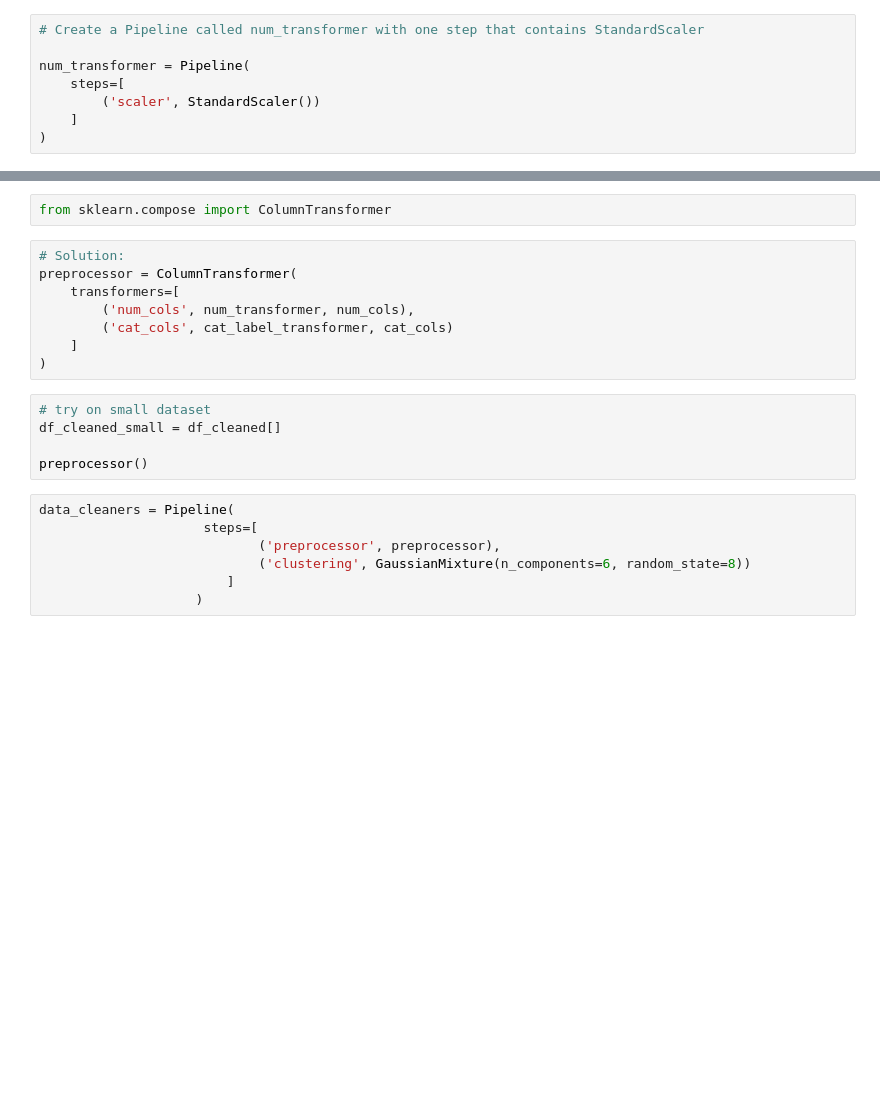
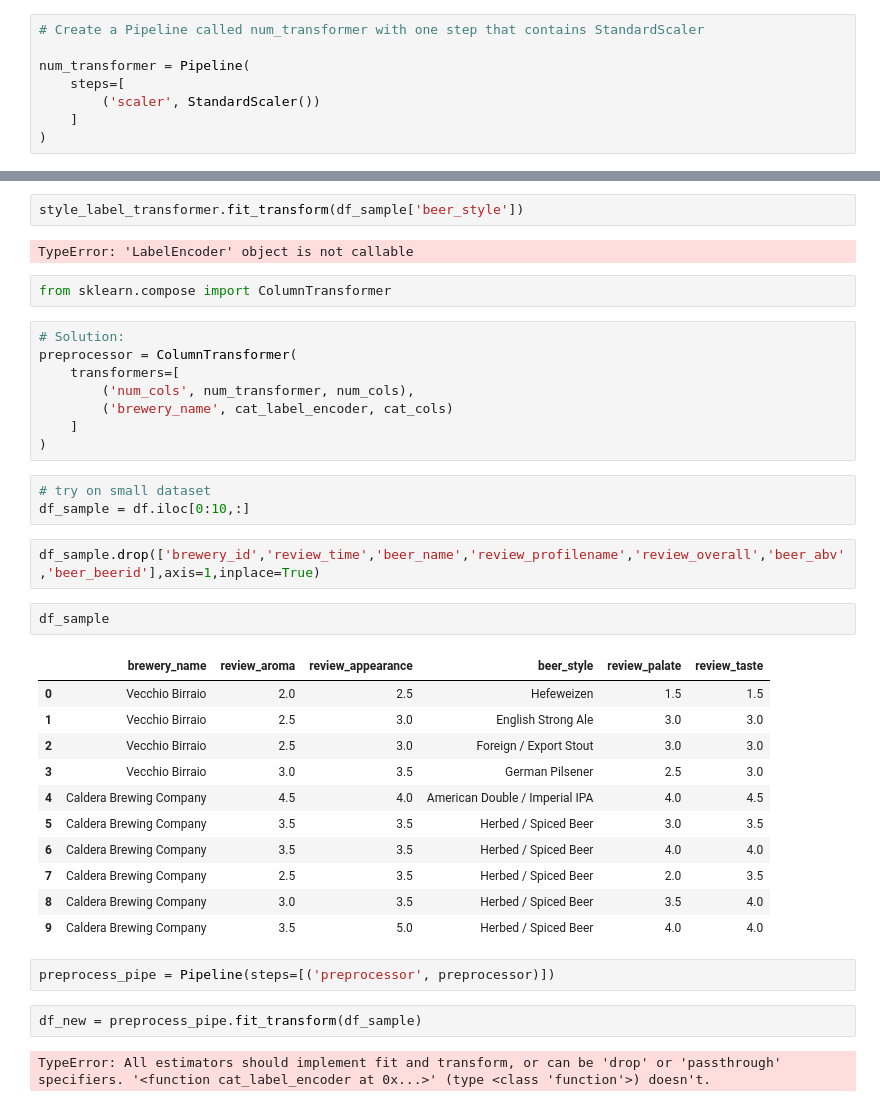
Before and after one commit to Reasmey/adsi_beer_app, a Jupyter notebook: notebooks/Data_cleaning.ipynb, the cells around one changed output, grey strips where cells are left out. Drawn from its saved outputs; the diff is of its cells as text; blank space fills up the shorter version.

Commit message:
tried and failed to created pipeline

```diff
--- a/notebooks/Data_cleaning.ipynb
+++ b/notebooks/Data_cleaning.ipynb
@@ -474,3 +507,7 @@ cat_label_transformer = FunctionTransformer(cat_label_encoder)
+# %%
+style_label_transformer.fit_transform(df_sample['beer_style'])
+# %% [output]
+TypeError: 'LabelEncoder' object is not callable
 # %%
 from sklearn.compose import ColumnTransformer
 # %%
@@ -478,18 +515,31 @@ from sklearn.compose import ColumnTransformer
 preprocessor = ColumnTransformer(
     transformers=[
         ('num_cols', num_transformer, num_cols),
-        ('cat_cols', cat_label_transformer, cat_cols)
+        ('brewery_name', cat_label_encoder, cat_cols)
     ]
 )
 # %%
 # try on small dataset
-df_cleaned_small = df_cleaned[]
-
-preprocessor()
+df_sample = df.iloc[0:10,:]
+# %%
+df_sample.drop(['brewery_id','review_time','beer_name','review_profilename','review_overall','beer_abv','beer_beerid'],axis=1,inplace=True)
+# %%
+df_sample
+# %% [output]
+|  | brewery_name | review_aroma | review_appearance | beer_style | review_palate | review_taste |
+| 0 | Vecchio Birraio | 2.0 | 2.5 | Hefeweizen | 1.5 | 1.5 |
+| 1 | Vecchio Birraio | 2.5 | 3.0 | English Strong Ale | 3.0 | 3.0 |
+| 2 | Vecchio Birraio | 2.5 | 3.0 | Foreign / Export Stout | 3.0 | 3.0 |
+| 3 | Vecchio Birraio | 3.0 | 3.5 | German Pilsener | 2.5 | 3.0 |
+| 4 | Caldera Brewing Company | 4.5 | 4.0 | American Double / Imperial IPA | 4.0 | 4.5 |
+| 5 | Caldera Brewing Company | 3.5 | 3.5 | Herbed / Spiced Beer | 3.0 | 3.5 |
+| 6 | Caldera Brewing Company | 3.5 | 3.5 | Herbed / Spiced Beer | 4.0 | 4.0 |
+| 7 | Caldera Brewing Company | 2.5 | 3.5 | Herbed / Spiced Beer | 2.0 | 3.5 |
+| 8 | Caldera Brewing Company | 3.0 | 3.5 | Herbed / Spiced Beer | 3.5 | 4.0 |
+| 9 | Caldera Brewing Company | 3.5 | 5.0 | Herbed / Spiced Beer | 4.0 | 4.0 |
 # %%
-data_cleaners = Pipeline(
-                     steps=[
-                            ('preprocessor', preprocessor),
-                            ('clustering', GaussianMixture(n_components=6, random_state=8))
-                        ]
-                    )
+preprocess_pipe = Pipeline(steps=[('preprocessor', preprocessor)])
+# %%
+df_new = preprocess_pipe.fit_transform(df_sample)
+# %% [output]
+TypeError: All estimators should implement fit and transform, or can be 'drop' or 'passthrough' specifiers. '<function cat_label_encoder at 0x...>' (type <class 'function'>) doesn't.
```
Also changed, not shown: parts of 8 cells of this notebook, 1 other file.
